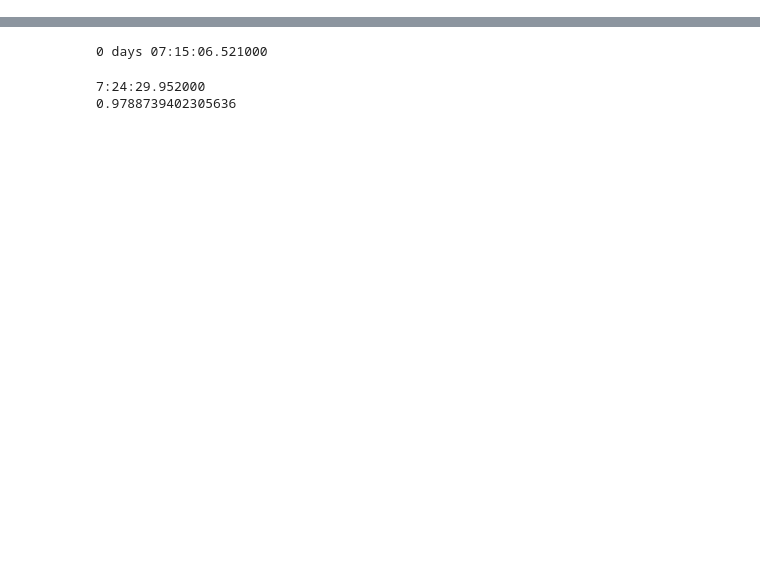
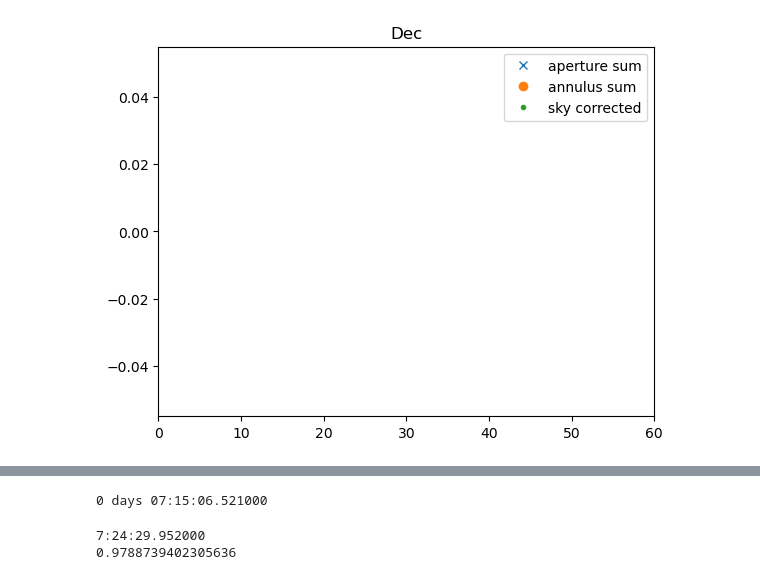
Before and after one commit to milliebutspace/MPhys-Code, a Jupyter notebook: Phase and Folding M.ipynb, the cells around one changed output, grey strips where cells are left out. Drawn from its saved outputs; the diff is of its cells as text; code cells hidden in the pictures; blank space fills up the shorter version.

```diff
--- a/Phase and Folding M.ipynb
+++ b/Phase and Folding M.ipynb
@@ -37,0 +38,10 @@ df_first_obs
+# %%
+plt.plot(df_first_obs['radius'], df_first_obs['ap_counts'], marker = 'x', ls='None', label='aperture sum')
+plt.plot(df_first_obs['radius'], df_first_obs['an_counts'], marker='o', ls='None', label='annulus sum')
+plt.plot(df_first_obs['radius'], df_first_obs['sky_sub'], marker='.', ls='None', label='sky corrected')
+plt.title('Dec')
+plt.xlim(0, 60)
+plt.legend()
+plt.show()
+# %% [output]
+[figure, added]
```
Also changed, not shown: parts of 11 cells of this notebook, 2 other files.
